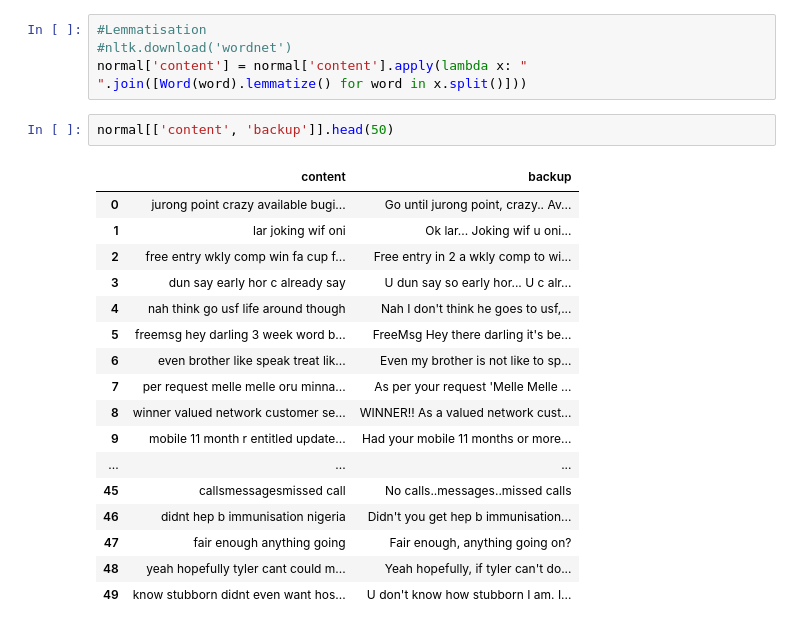
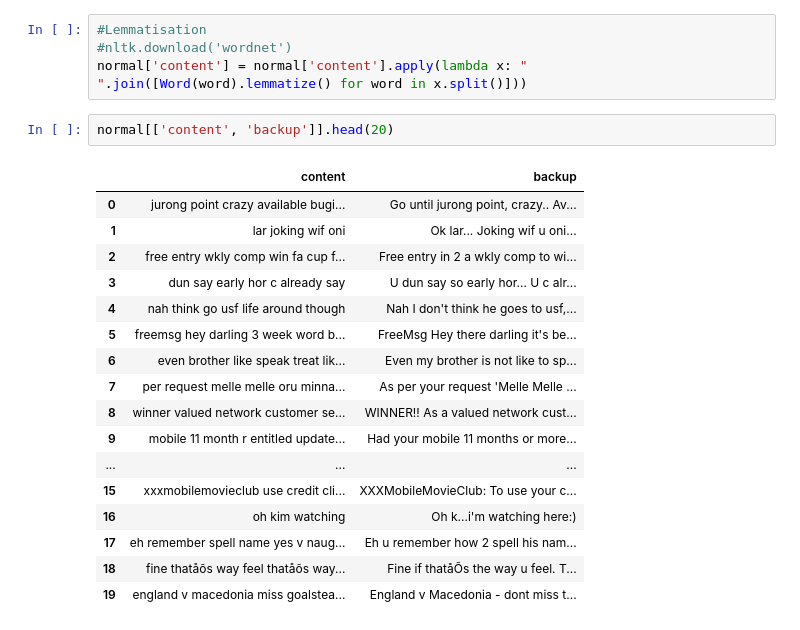
Before and after one commit to zonive/sms-spam-classifier, a Jupyter notebook: projekt.ipynb, the cells around one changed output. Drawn from its saved outputs; the diff is of its cells as text.

```diff
--- a/projekt.ipynb
+++ b/projekt.ipynb
@@ -142,24 +217,24 @@ WordList(['lar', 'joking', 'wif', 'oni'])
 #nltk.download('wordnet')
 normal['content'] = normal['content'].apply(lambda x: " ".join([Word(word).lemmatize() for word in x.split()]))
 # %%
-normal[['content', 'backup']].head(50)
+normal[['content', 'backup']].head(20)
 # %% [output]
 |  | content | backup |
 | 0 | jurong point crazy available bugi... | Go until jurong point, crazy.. Av... |
 | 1 | lar joking wif oni | Ok lar... Joking wif u oni... |
 | 2 | free entry wkly comp win fa cup f... | Free entry in 2 a wkly comp to wi... |
 | 3 | dun say early hor c already say | U dun say so early hor... U c alr... |
 | 4 | nah think go usf life around though | Nah I don't think he goes to usf,... |
 | 5 | freemsg hey darling 3 week word b... | FreeMsg Hey there darling it's be... |
 | 6 | even brother like speak treat lik... | Even my brother is not like to sp... |
 | 7 | per request melle melle oru minna... | As per your request 'Melle Melle ... |
 | 8 | winner valued network customer se... | WINNER!! As a valued network cust... |
 | 9 | mobile 11 month r entitled update... | Had your mobile 11 months or more... |
 | ... | ... | ... |
-| 45 | callsmessagesmissed call | No calls..messages..missed calls |
-| 46 | didnt hep b immunisation nigeria | Didn't you get hep b immunisation... |
-| 47 | fair enough anything going | Fair enough, anything going on? |
-| 48 | yeah hopefully tyler cant could m... | Yeah hopefully, if tyler can't do... |
-| 49 | know stubborn didnt even want hos... | U don't know how stubborn I am. I... |
+| 15 | xxxmobilemovieclub use credit cli... | XXXMobileMovieClub: To use your c... |
+| 16 | oh kim watching | Oh k...i'm watching here:) |
+| 17 | eh remember spell name yes v naug... | Eh u remember how 2 spell his nam... |
+| 18 | fine thatåõs way feel thatåõs way... | Fine if thatåÕs the way u feel. T... |
+| 19 | england v macedonia miss goalstea... | England v Macedonia - dont miss t... |
 # %%
 #Vectorisation
```
Also changed, not shown: parts of 20 cells of this notebook.
